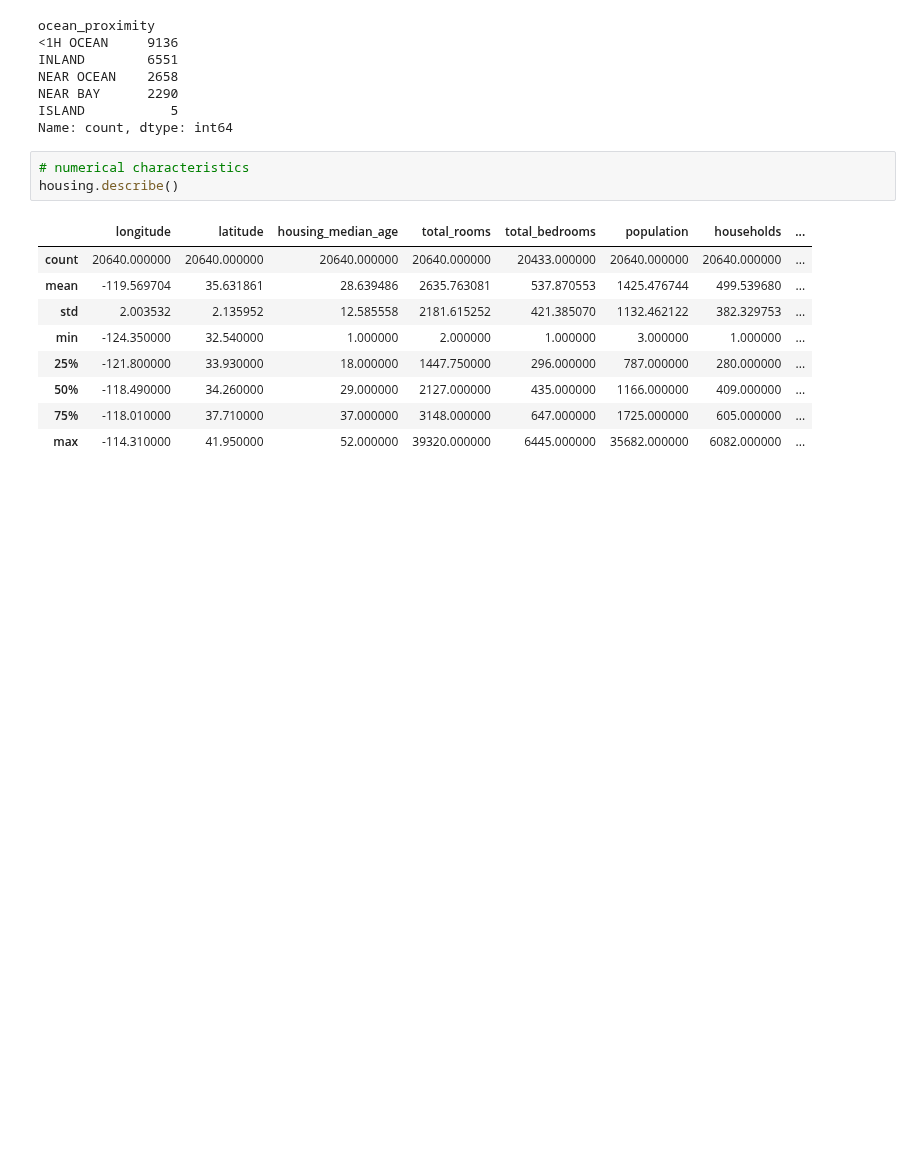
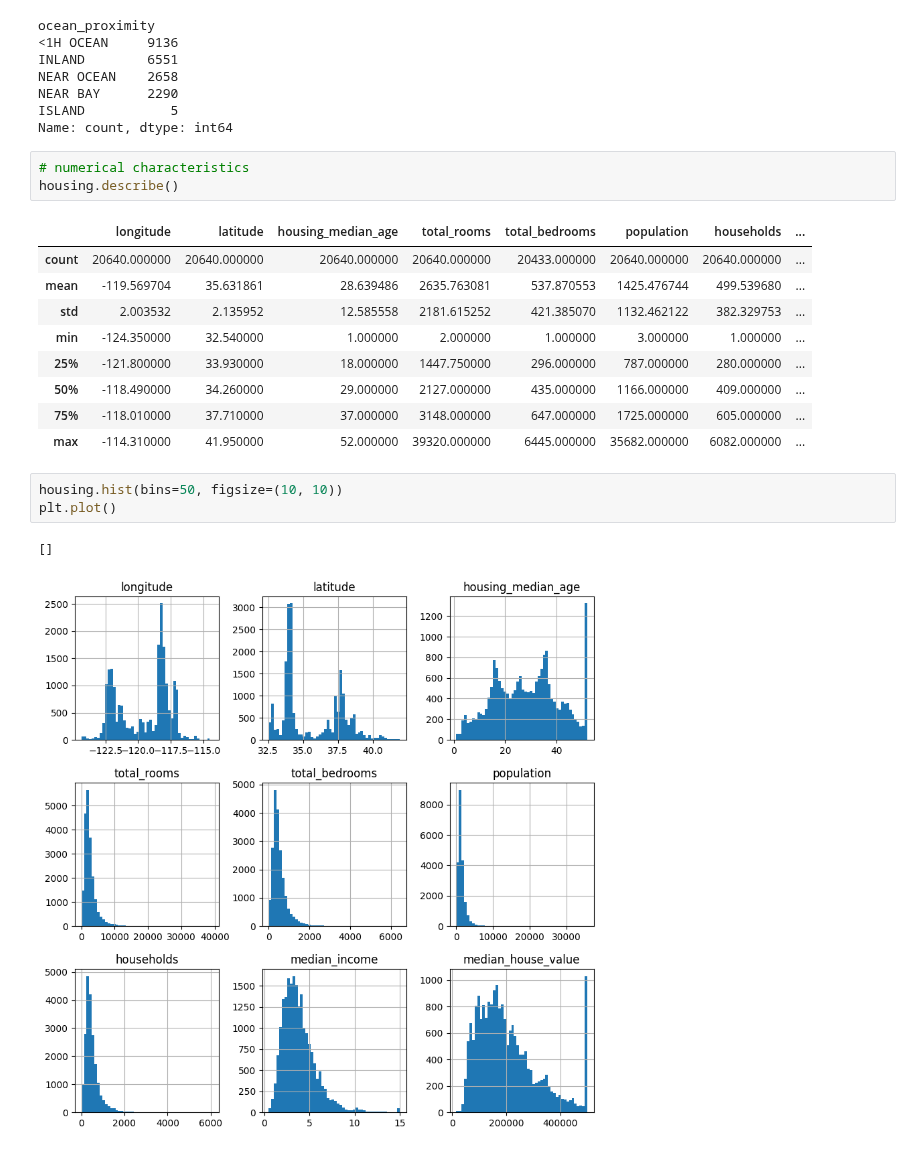
Before and after one commit to mailmezorro/Chapter-2--RealEstateCalifornia, a Jupyter notebook: main.ipynb, the cells around one changed output. Cells and saved outputs as stored; diff of their text form; blank space fills up the shorter version.

```diff
--- a/main.ipynb
+++ b/main.ipynb
@@ -74,3 +76,9 @@ housing.describe()
 | 50% | -118.490000 | 34.260000 | 29.000000 | 2127.000000 | 435.000000 | 1166.000000 | 409.000000 | ... |
 | 75% | -118.010000 | 37.710000 | 37.000000 | 3148.000000 | 647.000000 | 1725.000000 | 605.000000 | ... |
 | max | -114.310000 | 41.950000 | 52.000000 | 39320.000000 | 6445.000000 | 35682.000000 | 6082.000000 | ... |
+# %%
+housing.hist(bins=50, figsize=(10, 10))
+plt.plot()
+# %% [output]
+[]
+[figure, added]
```
Also changed, not shown: parts of 1 cell of this notebook.
